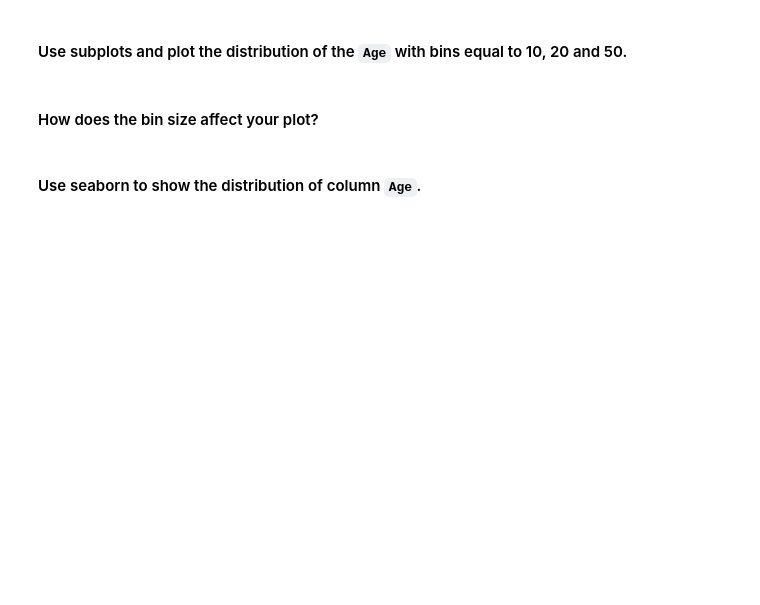
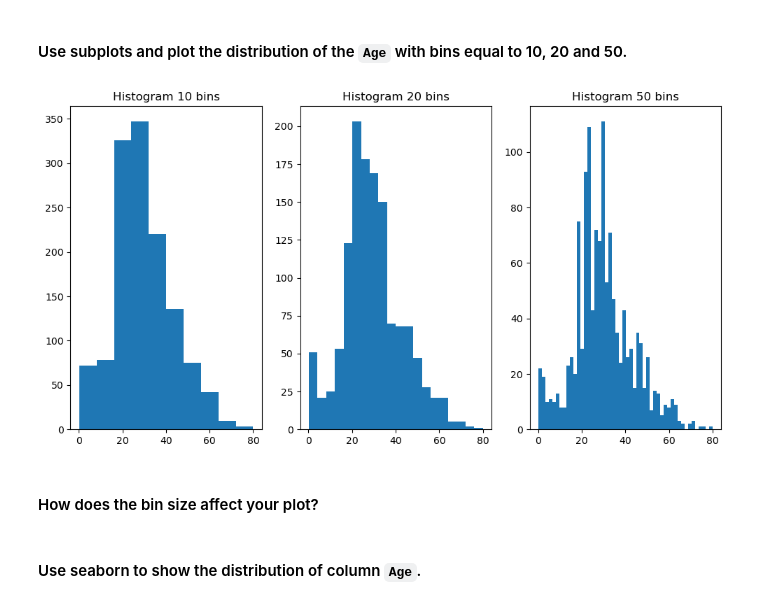
Before and after one commit to Paulcorreafl/dataptmad0924_labs, a Jupyter notebook: module-2/matplotlib-seaborn/your-code/main.ipynb, the cells around one changed output. Saved outputs shown, nothing was run; the diff lists cells and outputs as text; code cells hidden in the pictures; blank space fills up the shorter version.

```diff
--- a/module-2/matplotlib-seaborn/your-code/main.ipynb
+++ b/module-2/matplotlib-seaborn/your-code/main.ipynb
@@ -218,3 +324,18 @@ How the average number of steps change by month. Use the appropriate visualizati
+# %%
+# your code here
+fig, axes = plt.subplots(nrows=1, ncols=3, figsize=(12, 6))
+
+axes[0].hist(titanic_df['Age'], bins=10)
+axes[0].set_title('Histogram 10 bins')
+
+axes[1].hist(titanic_df['Age'], bins=20)
+axes[1].set_title('Histogram 20 bins')
+
+axes[2].hist(titanic_df['Age'], bins=50)
+axes[2].set_title('Histogram 50 bins')
+plt.show()
+# %% [output]
+[figure, added]
 # %% [markdown]
 #### How does the bin size affect your plot?
 # %%
```
Also changed, not shown: parts of 32 cells of this notebook.
